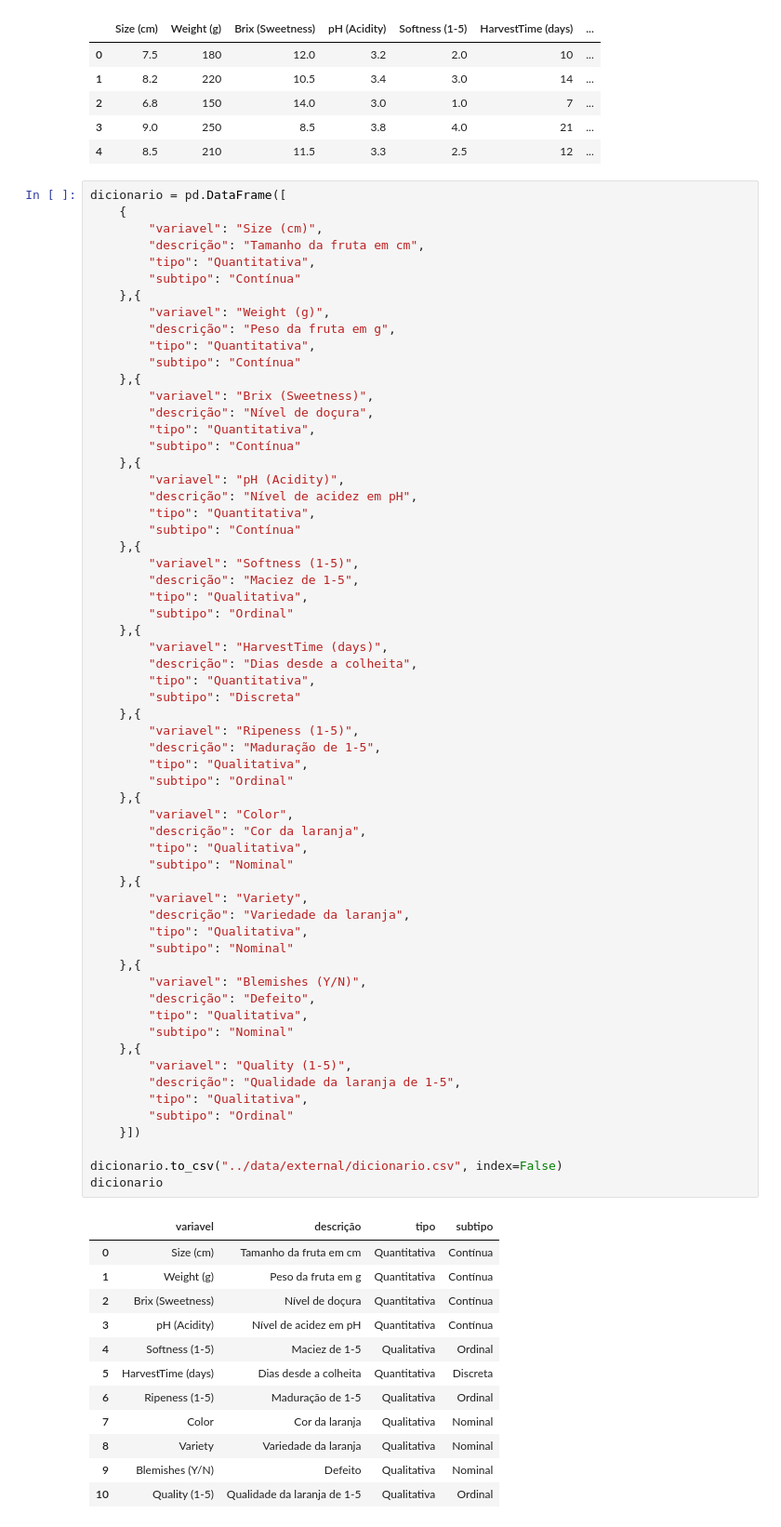
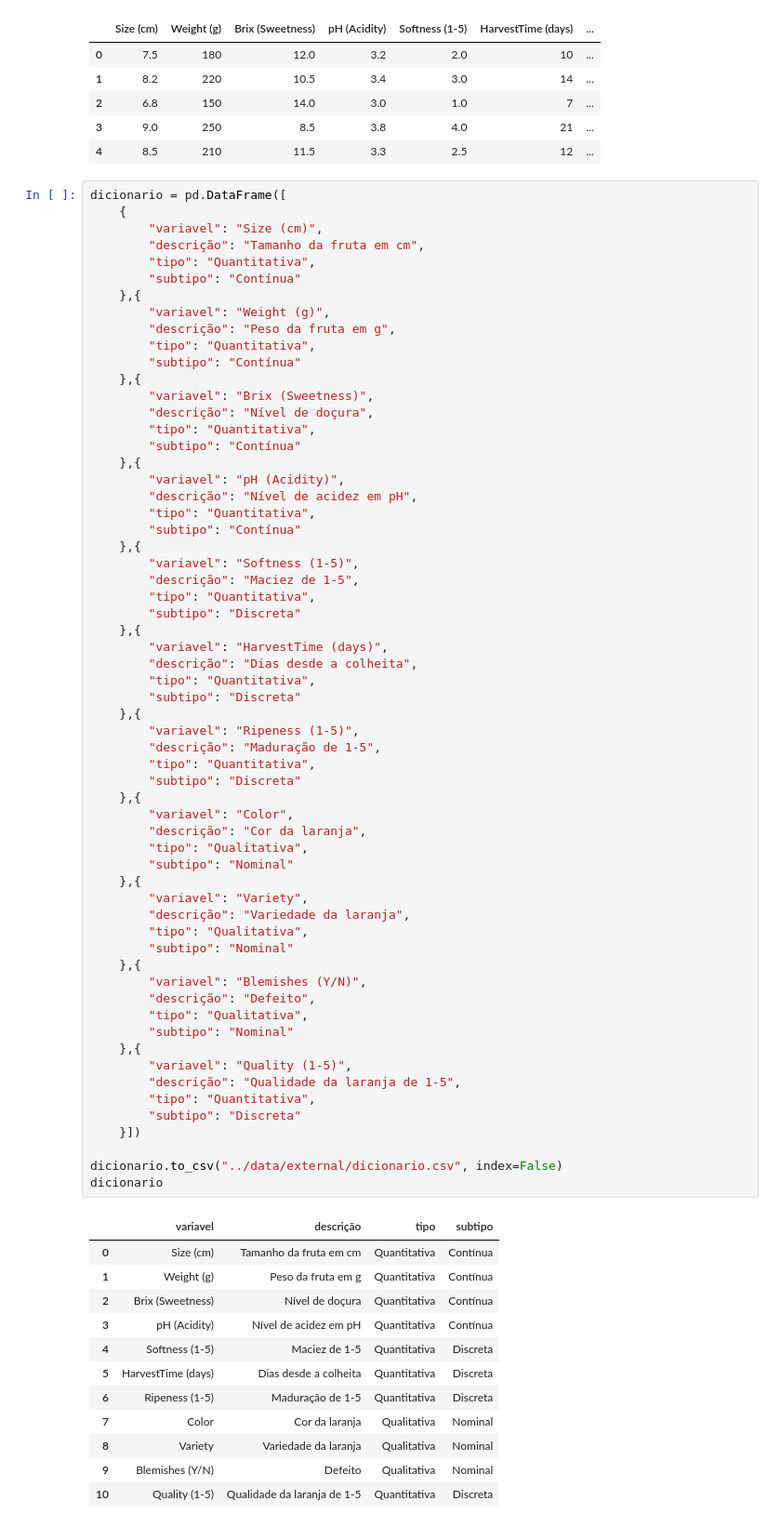
Before and after one commit to atlantico-academy/equipe7-2014.2, a Jupyter notebook: notebooks/00-download_data.ipynb, the cells around one changed output. Shown at 93% size. Cells and saved outputs as stored; diff of their text form.

```diff
--- a/notebooks/00-download_data.ipynb
+++ b/notebooks/00-download_data.ipynb
@@ -35,8 +35,8 @@ dicionario = pd.DataFrame([
     },{
         "variavel": "Softness (1-5)",
         "descrição": "Maciez de 1-5",
-        "tipo": "Qualitativa",
-        "subtipo": "Ordinal"
+        "tipo": "Quantitativa",
+        "subtipo": "Discreta"
     },{
         "variavel": "HarvestTime (days)",
         "descrição": "Dias desde a colheita",
@@ -45,42 +45,42 @@ dicionario = pd.DataFrame([
     },{
         "variavel": "Ripeness (1-5)",
         "descrição": "Maduração de 1-5",
-        "tipo": "Qualitativa",
-        "subtipo": "Ordinal"
+        "tipo": "Quantitativa",
+        "subtipo": "Discreta"
     },{
         "variavel": "Color",
         "descrição": "Cor da laranja",
         "tipo": "Qualitativa",
         "subtipo": "Nominal"
     },{
         "variavel": "Variety",
         "descrição": "Variedade da laranja",
         "tipo": "Qualitativa",
         "subtipo": "Nominal"
     },{
         "variavel": "Blemishes (Y/N)",
         "descrição": "Defeito",
         "tipo": "Qualitativa",
         "subtipo": "Nominal"
     },{
         "variavel": "Quality (1-5)",
         "descrição": "Qualidade da laranja de 1-5",
-        "tipo": "Qualitativa",
-        "subtipo": "Ordinal"
+        "tipo": "Quantitativa",
+        "subtipo": "Discreta"
     }])
 
 dicionario.to_csv("../data/external/dicionario.csv", index=False)
 dicionario
 # %% [output]
 |  | variavel | descrição | tipo | subtipo |
 | 0 | Size (cm) | Tamanho da fruta em cm | Quantitativa | Contínua |
 | 1 | Weight (g) | Peso da fruta em g | Quantitativa | Contínua |
 | 2 | Brix (Sweetness) | Nível de doçura | Quantitativa | Contínua |
 | 3 | pH (Acidity) | Nível de acidez em pH | Quantitativa | Contínua |
-| 4 | Softness (1-5) | Maciez de 1-5 | Qualitativa | Ordinal |
+| 4 | Softness (1-5) | Maciez de 1-5 | Quantitativa | Discreta |
 | 5 | HarvestTime (days) | Dias desde a colheita | Quantitativa | Discreta |
-| 6 | Ripeness (1-5) | Maduração de 1-5 | Qualitativa | Ordinal |
+| 6 | Ripeness (1-5) | Maduração de 1-5 | Quantitativa | Discreta |
 | 7 | Color | Cor da laranja | Qualitativa | Nominal |
 | 8 | Variety | Variedade da laranja | Qualitativa | Nominal |
 | 9 | Blemishes (Y/N) | Defeito | Qualitativa | Nominal |
-| 10 | Quality (1-5) | Qualidade da laranja de 1-5 | Qualitativa | Ordinal |
+| 10 | Quality (1-5) | Qualidade da laranja de 1-5 | Quantitativa | Discreta |
```
Also changed, not shown: 2 other files.
